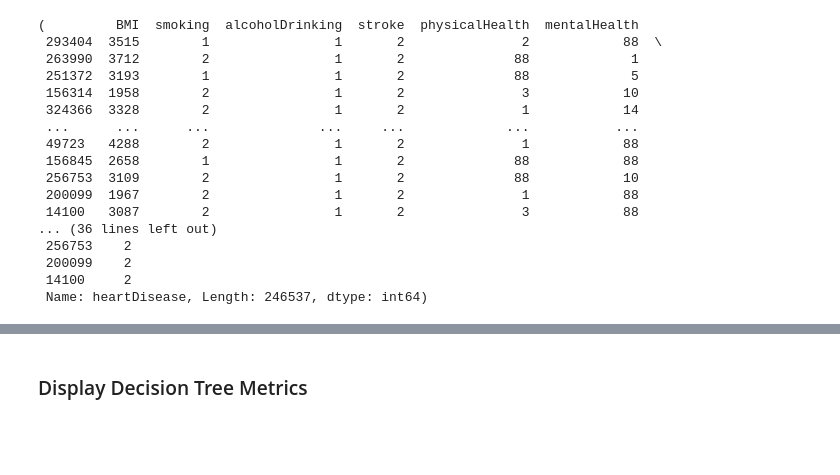
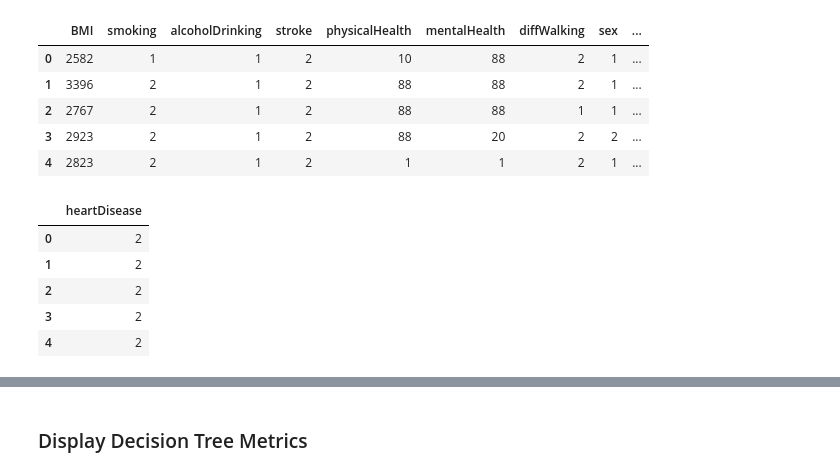
Before and after one commit to Suhyrhasan/Risk-Prediction-For-Heart-Disease, a Jupyter notebook: ModelEvaluation.ipynb, the cells around one changed output, grey strips where cells are left out. Drawn from its saved outputs; the diff is of its cells as text; code cells hidden in the pictures; blank space fills up the shorter version.

```diff
--- a/ModelEvaluation.ipynb
+++ b/ModelEvaluation.ipynb
@@ -45,28 +33,22 @@ heartdisease_data.head()
-# %%
-from sklearn.model_selection import train_test_split
-
-features = heartdisease_data.drop(columns =['heartDisease'], axis = 1)
-
-target = heartdisease_data['heartDisease']
-
-x_train, x_test, y_train, y_test = train_test_split(features, target, shuffle = True, test_size = 0.3, random_state = 44)
-
-x_train, y_train
-# %% [output]
-(         BMI  smoking  alcoholDrinking  stroke  physicalHealth  mentalHealth
- 293404  3515        1                1       2               2            88  \
- 263990  3712        2                1       2              88             1
- 251372  3193        1                1       2              88             5
- 156314  1958        2                1       2               3            10
- 324366  3328        2                1       2               1            14
- ...      ...      ...              ...     ...             ...           ...
- 49723   4288        2                1       2               1            88
- 156845  2658        1                1       2              88            88
- 256753  3109        2                1       2              88            10
- 200099  1967        2                1       2               1            88
- 14100   3087        2                1       2               3            88
-... (36 lines left out)
- 256753    2
- 200099    2
- 14100     2
- Name: heartDisease, Length: 246537, dtype: int64)
+# %%
+HEARTDISEASE_FULL_PATH = "dataset/afterpreprocessing/full"
+
+x_test = pd.read_csv(os.path.join(HEARTDISEASE_FULL_PATH, f'heartDisease_x_test.csv'))
+x_test.head()
+# %% [output]
+|  | BMI | smoking | alcoholDrinking | stroke | physicalHealth | mentalHealth | diffWalking | sex | ... |
+| 0 | 2582 | 1 | 1 | 2 | 10 | 88 | 2 | 1 | ... |
+| 1 | 3396 | 2 | 1 | 2 | 88 | 88 | 2 | 1 | ... |
+| 2 | 2767 | 2 | 1 | 2 | 88 | 88 | 1 | 1 | ... |
+| 3 | 2923 | 2 | 1 | 2 | 88 | 20 | 2 | 2 | ... |
+| 4 | 2823 | 2 | 1 | 2 | 1 | 1 | 2 | 1 | ... |
+# %%
+y_test = pd.read_csv(os.path.join(HEARTDISEASE_FULL_PATH, f'heartDisease_y_test.csv'))
+y_test.head()
+# %% [output]
+|  | heartDisease |
+| 0 | 2 |
+| 1 | 2 |
+| 2 | 2 |
+| 3 | 2 |
+| 4 | 2 |
```
Also changed, not shown: parts of 6 cells of this notebook.
